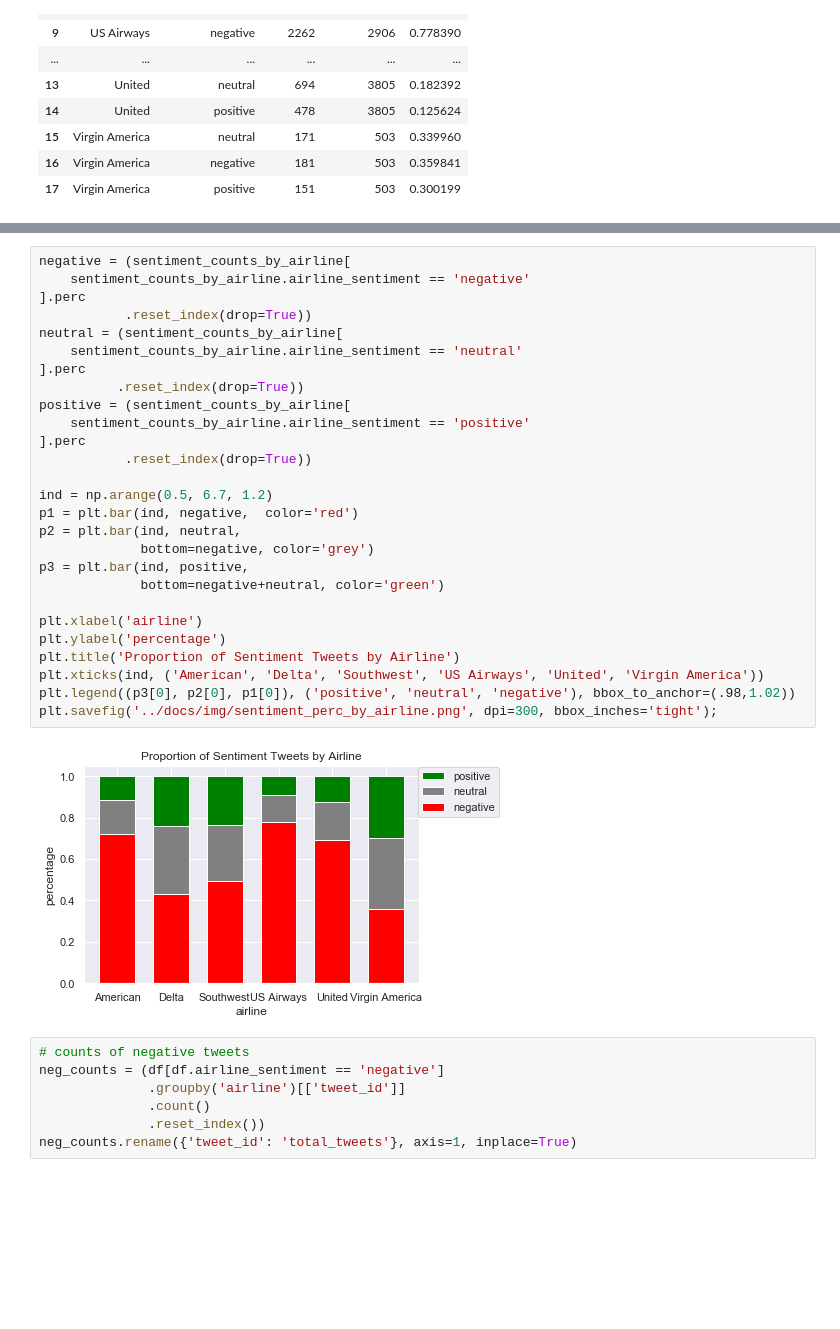
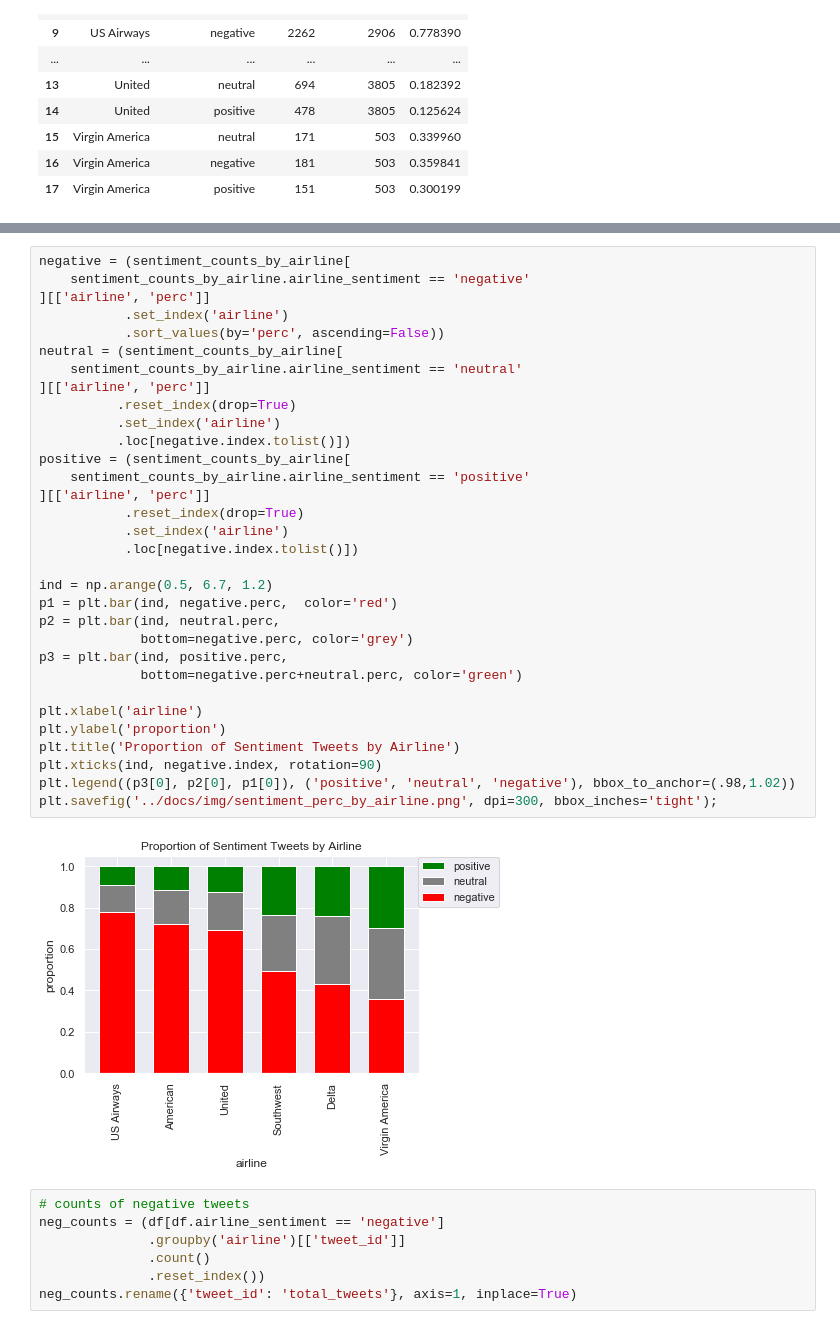
Before and after one commit to jennyrhee/airline-sentiment, a Jupyter notebook: notebooks/2-data-storytelling.ipynb, the cells around one changed output, grey strips where cells are left out. Cells and saved outputs as stored; diff of their text form; blank space fills up the shorter version.

Commit message:
updated data storytelling - rearranged bar charts into descending order

```diff
--- a/notebooks/2-data-storytelling.ipynb
+++ b/notebooks/2-data-storytelling.ipynb
@@ -107,32 +181,37 @@ sentiment_counts_by_airline
 # %%
 negative = (sentiment_counts_by_airline[
     sentiment_counts_by_airline.airline_sentiment == 'negative'
-].perc
-           .reset_index(drop=True))
+][['airline', 'perc']]
+           .set_index('airline')
+           .sort_values(by='perc', ascending=False))
 neutral = (sentiment_counts_by_airline[
     sentiment_counts_by_airline.airline_sentiment == 'neutral'
-].perc
-          .reset_index(drop=True))
+][['airline', 'perc']]
+          .reset_index(drop=True)
+          .set_index('airline')
+          .loc[negative.index.tolist()])
 positive = (sentiment_counts_by_airline[
     sentiment_counts_by_airline.airline_sentiment == 'positive'
-].perc
-           .reset_index(drop=True))
+][['airline', 'perc']]
+           .reset_index(drop=True)
+           .set_index('airline')
+           .loc[negative.index.tolist()])
 
 ind = np.arange(0.5, 6.7, 1.2)
-p1 = plt.bar(ind, negative,  color='red')
-p2 = plt.bar(ind, neutral,
-             bottom=negative, color='grey')
-p3 = plt.bar(ind, positive,
-             bottom=negative+neutral, color='green')
+p1 = plt.bar(ind, negative.perc,  color='red')
+p2 = plt.bar(ind, neutral.perc,
+             bottom=negative.perc, color='grey')
+p3 = plt.bar(ind, positive.perc,
+             bottom=negative.perc+neutral.perc, color='green')
 
 plt.xlabel('airline')
-plt.ylabel('percentage')
+plt.ylabel('proportion')
 plt.title('Proportion of Sentiment Tweets by Airline')
-plt.xticks(ind, ('American', 'Delta', 'Southwest', 'US Airways', 'United', 'Virgin America'))
+plt.xticks(ind, negative.index, rotation=90)
 plt.legend((p3[0], p2[0], p1[0]), ('positive', 'neutral', 'negative'), bbox_to_anchor=(.98,1.02))
 plt.savefig('../docs/img/sentiment_perc_by_airline.png', dpi=300, bbox_inches='tight');
 # %% [output]
-[figure, old version]
+[figure, new version]
 # %%
 # counts of negative tweets
 neg_counts = (df[df.airline_sentiment == 'negative']
```
Also changed, not shown: parts of 11 cells of this notebook, 3 other files.
